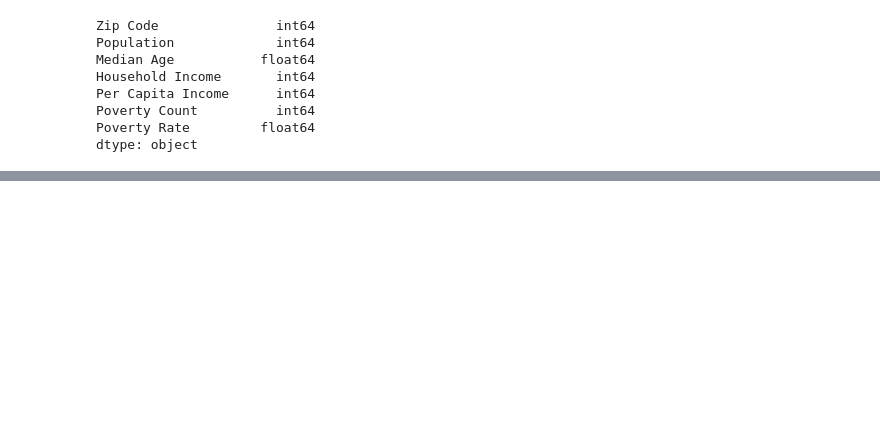
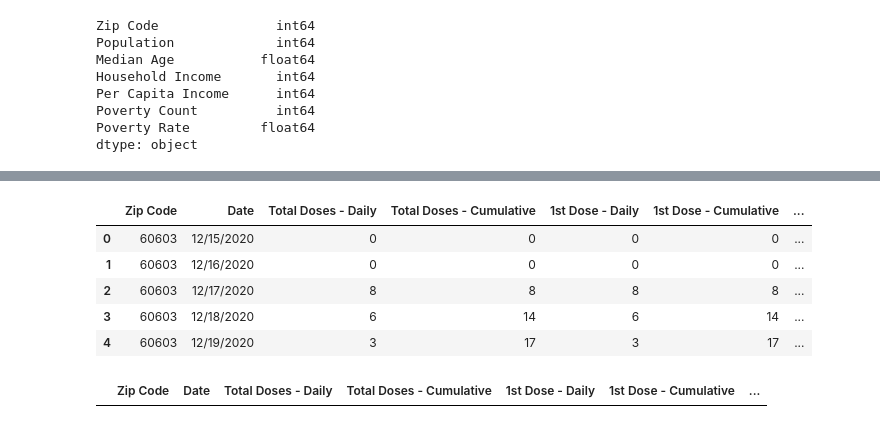
Before and after one commit to abarba1914/project-one, a Jupyter notebook: MASTERDF.ipynb, the cells around one changed output, grey strips where cells are left out. Cells and saved outputs as stored; diff of their text form; code cells hidden in the pictures; blank space fills up the shorter version.

```diff
--- a/MASTERDF.ipynb
+++ b/MASTERDF.ipynb
@@ -258,0 +46,21 @@ gmaps_merged_df.head()
+# %%
+#merging vaccine data and census data
+merge_df = pd.merge(vaccine_df, census_df, on="Zip Code")
+
+#display df
+merge_df.head()
+# %% [output]
+|  | Zip Code | Date | Total Doses - Daily | Total Doses - Cumulative | 1st Dose - Daily | 1st Dose - Cumulative | ... |
+| 0 | 60603 | 12/15/2020 | 0 | 0 | 0 | 0 | ... |
+| 1 | 60603 | 12/16/2020 | 0 | 0 | 0 | 0 | ... |
+| 2 | 60603 | 12/17/2020 | 8 | 8 | 8 | 8 | ... |
+| 3 | 60603 | 12/18/2020 | 6 | 14 | 6 | 14 | ... |
+| 4 | 60603 | 12/19/2020 | 3 | 17 | 3 | 17 | ... |
+# %%
+#are population_x and population_y the same? If yes, test_df will be empty
+test_df = merge_df.loc[merge_df["Population_x"] != merge_df["Population_y"]]
+
+#display df
+test_df
+# %% [output]
+|  | Zip Code | Date | Total Doses - Daily | Total Doses - Cumulative | 1st Dose - Daily | 1st Dose - Cumulative | ... |
```
Also changed, not shown: parts of 52 cells of this notebook, 10 other files.
